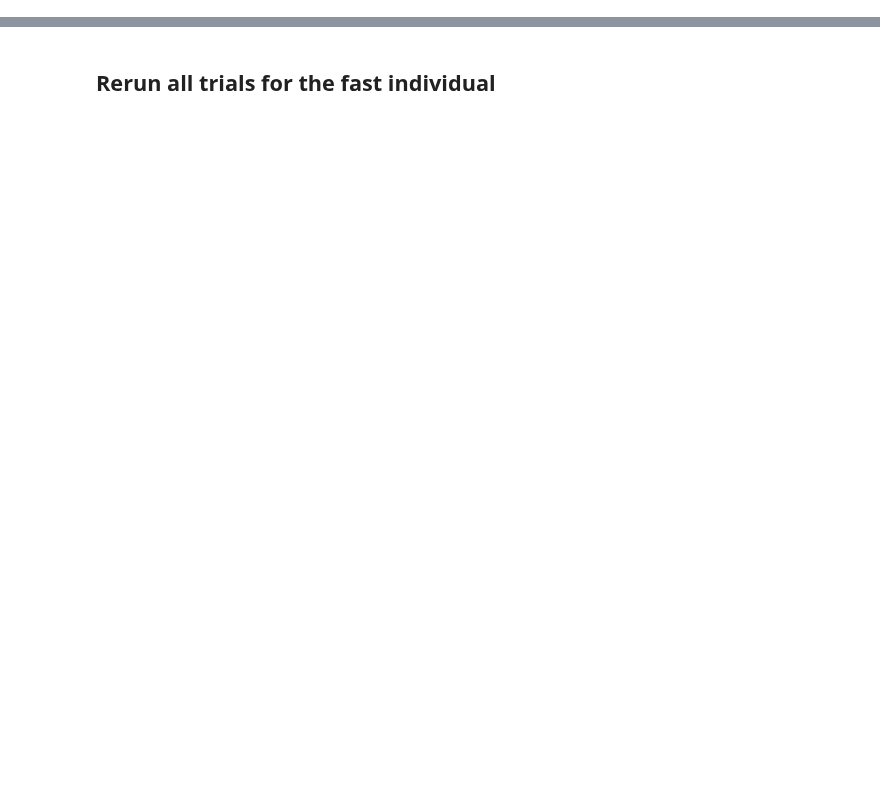
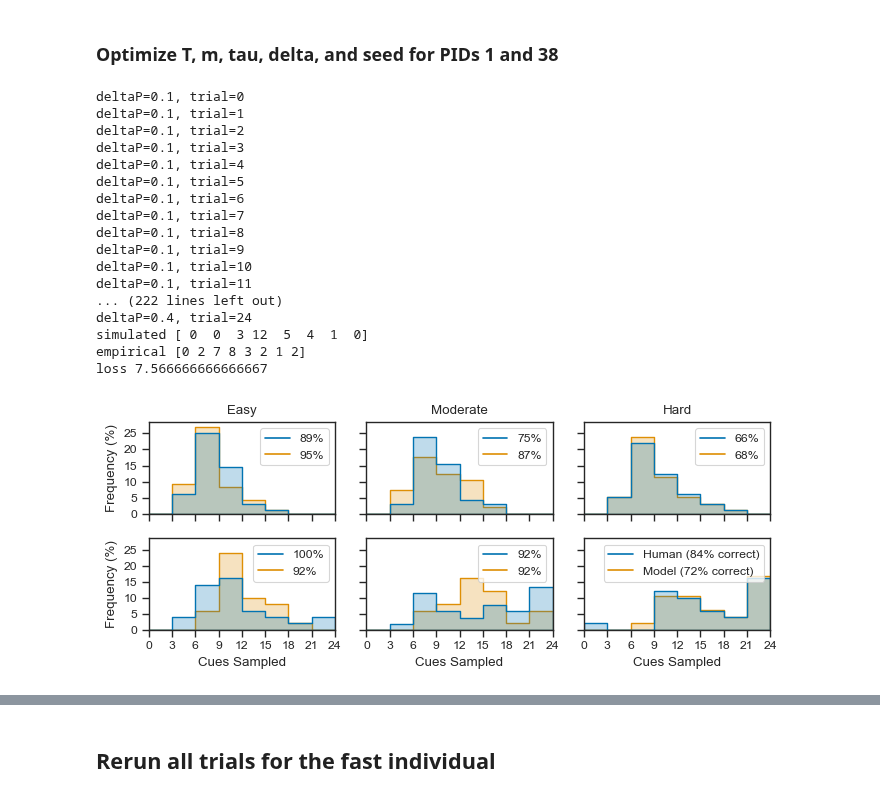
Before and after one commit to psipeter/speed-accuracy-tradeoff, a Jupyter notebook: individual_behavior.ipynb, the cells around one changed output, grey strips where cells are left out. Saved outputs shown, nothing was run; the diff lists cells and outputs as text; code cells hidden in the pictures; blank space fills up the shorter version.

```diff
--- a/individual_behavior.ipynb
+++ b/individual_behavior.ipynb
@@ -46,0 +139,27 @@ def run_all_trials(args, deltaPs=[0.1, 0.2, 0.4], nTr=None, name="default"):
+# %% [markdown]
+### Optimize T, m, tau, delta, and seed for PIDs 1 and 38
+# %%
+args1 = {'name':'tmTds_1', 'pid': 1, 'delta': 0.86, 'm': 0.12, 'seed': 20, 'T': 0.36, 'tau': 0.03}
+args2 = {'name':'tmTds_2', 'pid': 38, 'delta': 0.21, 'm': 0.22, 'seed': 97, 'T': 0.74, 'tau': 0.05}
+run_all_trials(args1)
+run_all_trials(args2)
+plot(args1['name'], args2['name'], "tmTds_fastslow")
+# %% [output]
+deltaP=0.1, trial=0
+deltaP=0.1, trial=1
+deltaP=0.1, trial=2
+deltaP=0.1, trial=3
+deltaP=0.1, trial=4
+deltaP=0.1, trial=5
+deltaP=0.1, trial=6
+deltaP=0.1, trial=7
+deltaP=0.1, trial=8
+deltaP=0.1, trial=9
+deltaP=0.1, trial=10
+deltaP=0.1, trial=11
+... (222 lines left out)
+deltaP=0.4, trial=24
+simulated [ 0  0  3 12  5  4  1  0]
+empirical [0 2 7 8 3 2 1 2]
+loss 7.566666666666667
+[figure, added]
```
Also changed, not shown: parts of 20 cells of this notebook, 5 other files.
